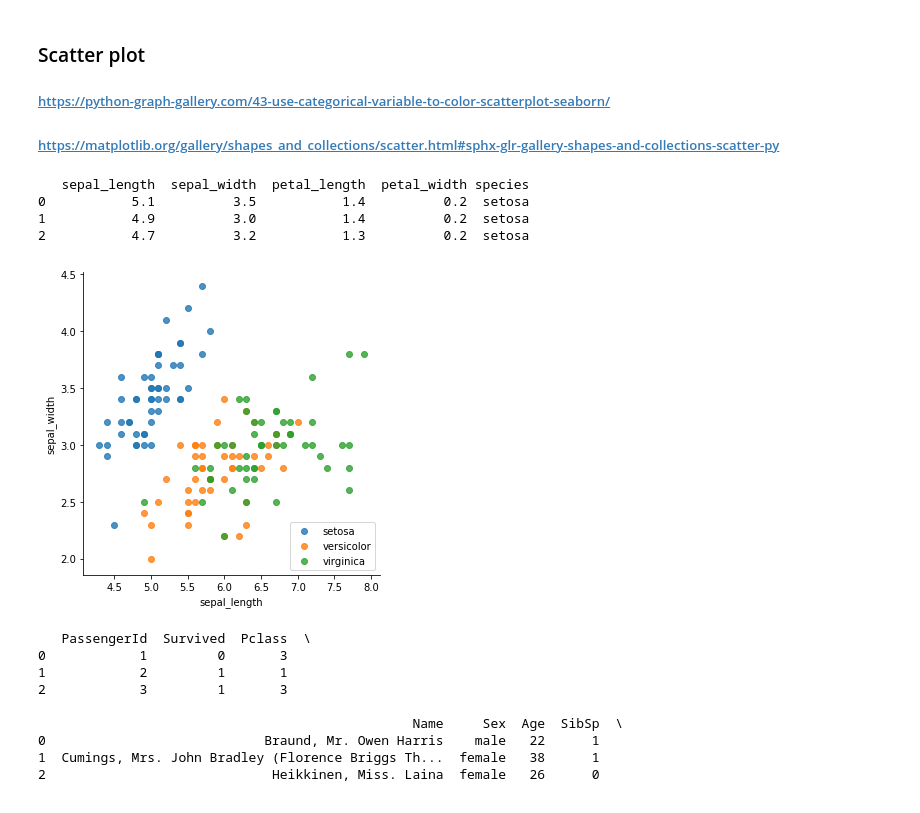
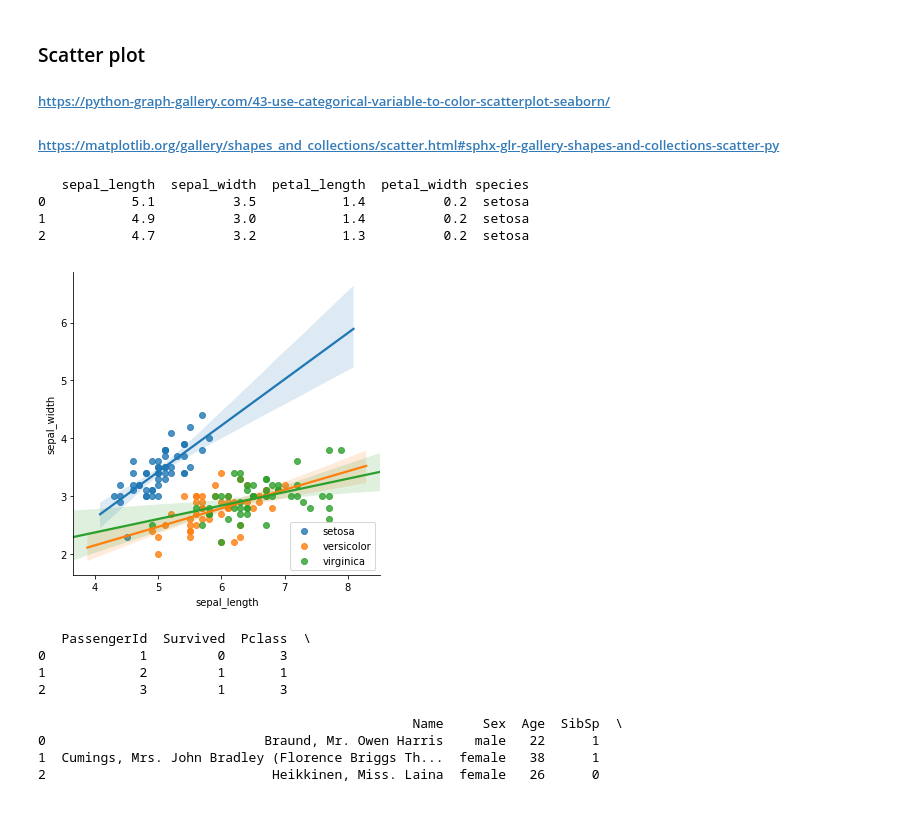
Before and after one commit to rvnkoiceygtq/Python, a Jupyter notebook: 1_Fundations_for_Analytics_basic.ipynb, the cells around one changed output. Saved outputs shown, nothing was run; the diff lists cells and outputs as text; code cells hidden in the pictures.

```diff
--- a/1_Fundations_for_Analytics_basic.ipynb
+++ b/1_Fundations_for_Analytics_basic.ipynb
@@ -619,23 +820,23 @@ array([[0.35138392]])
 # %%
 # library & dataset
 import seaborn as sns
 df = sns.load_dataset('iris')
 
 # Use the 'hue' argument to provide a factor variable
-sns.lmplot( x="sepal_length", y="sepal_width", data=df, fit_reg=False, hue='species', legend=False)
+sns.lmplot( x="sepal_length", y="sepal_width", data=df, fit_reg=True, hue='species', legend=False)
 
 # Move the legend to an empty part of the plot
 plt.legend(loc='lower right')
 
 #sns.plt.show()
 
 print(df.head(3))
 # %% [output]
    sepal_length  sepal_width  petal_length  petal_width species
 0           5.1          3.5           1.4          0.2  setosa
 1           4.9          3.0           1.4          0.2  setosa
 2           4.7          3.2           1.3          0.2  setosa
-[figure, old version]
+[figure, new version]
 # %%
 # library & dataset
 import seaborn as sns
```
Also changed, not shown: parts of 16 cells of this notebook.
